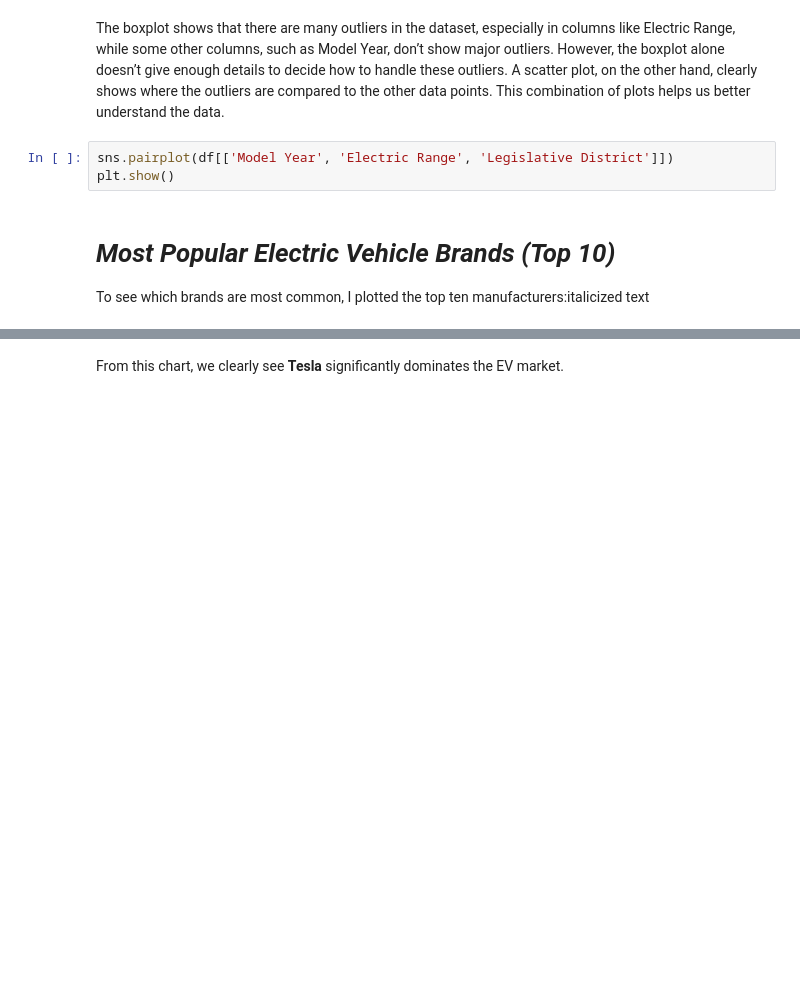
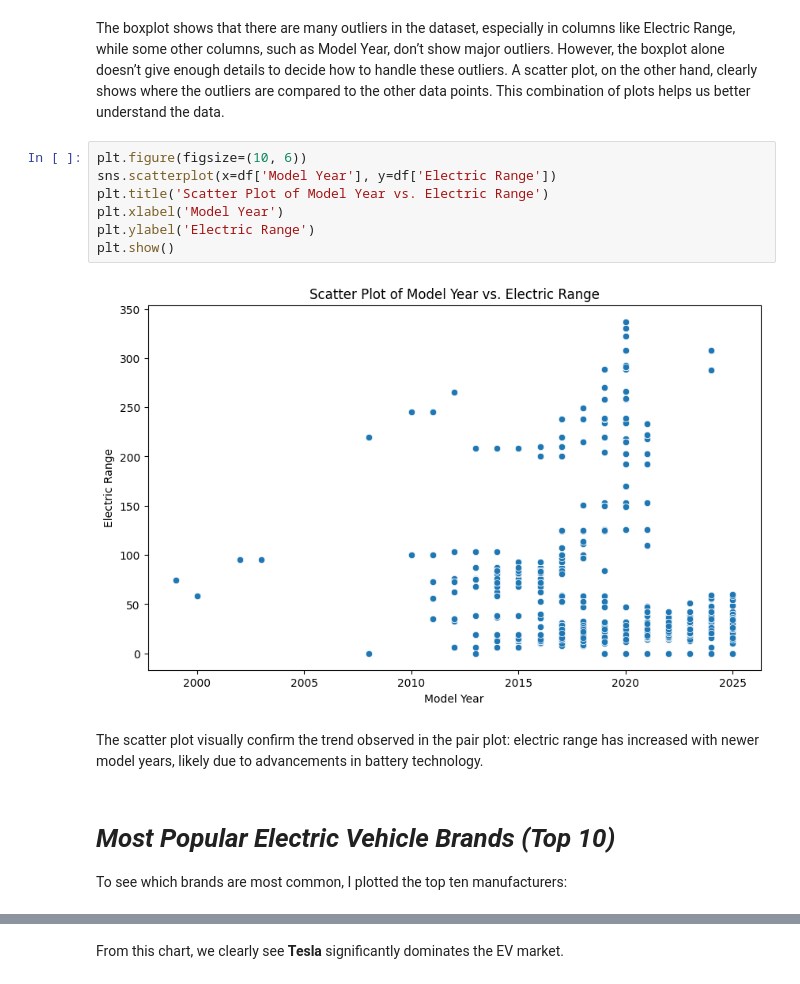
Before and after one commit to AlinaUK/Alina_Business_Card, a Jupyter notebook: ELECTRIC_VEHICLE.ipynb, the cells around one changed output, grey strips where cells are left out. Drawn from its saved outputs; the diff is of its cells as text; blank space fills up the shorter version.

```diff
--- a/ELECTRIC_VEHICLE.ipynb
+++ b/ELECTRIC_VEHICLE.ipynb
@@ -173,9 +268,17 @@ sns.pairplot(df)
 # %% [markdown]
 The boxplot shows that there are many outliers in the dataset, especially in columns like Electric Range, while some other columns, such as Model Year, don’t show major outliers. However, the boxplot alone doesn’t give enough details to decide how to handle these outliers. A scatter plot, on the other hand, clearly shows where the outliers are compared to the other data points. This combination of plots helps us better understand the data.
-# %%
-sns.pairplot(df[['Model Year', 'Electric Range', 'Legislative District']])
-plt.show()
+# %%
+plt.figure(figsize=(10, 6))
+sns.scatterplot(x=df['Model Year'], y=df['Electric Range'])
+plt.title('Scatter Plot of Model Year vs. Electric Range')
+plt.xlabel('Model Year')
+plt.ylabel('Electric Range')
+plt.show()
+# %% [output]
+[figure, added]
+# %% [markdown]
+The scatter plot visually confirm the trend observed in the pair plot: electric range has increased with newer model years, likely due to advancements in battery technology.
 # %% [markdown]
 # ***Most Popular Electric Vehicle Brands (Top 10)***
-To see which brands are most common, I plotted the top ten manufacturers:italicized text
+To see which brands are most common, I plotted the top ten manufacturers:
 # %%
```
Also changed, not shown: parts of 41 cells of this notebook.
